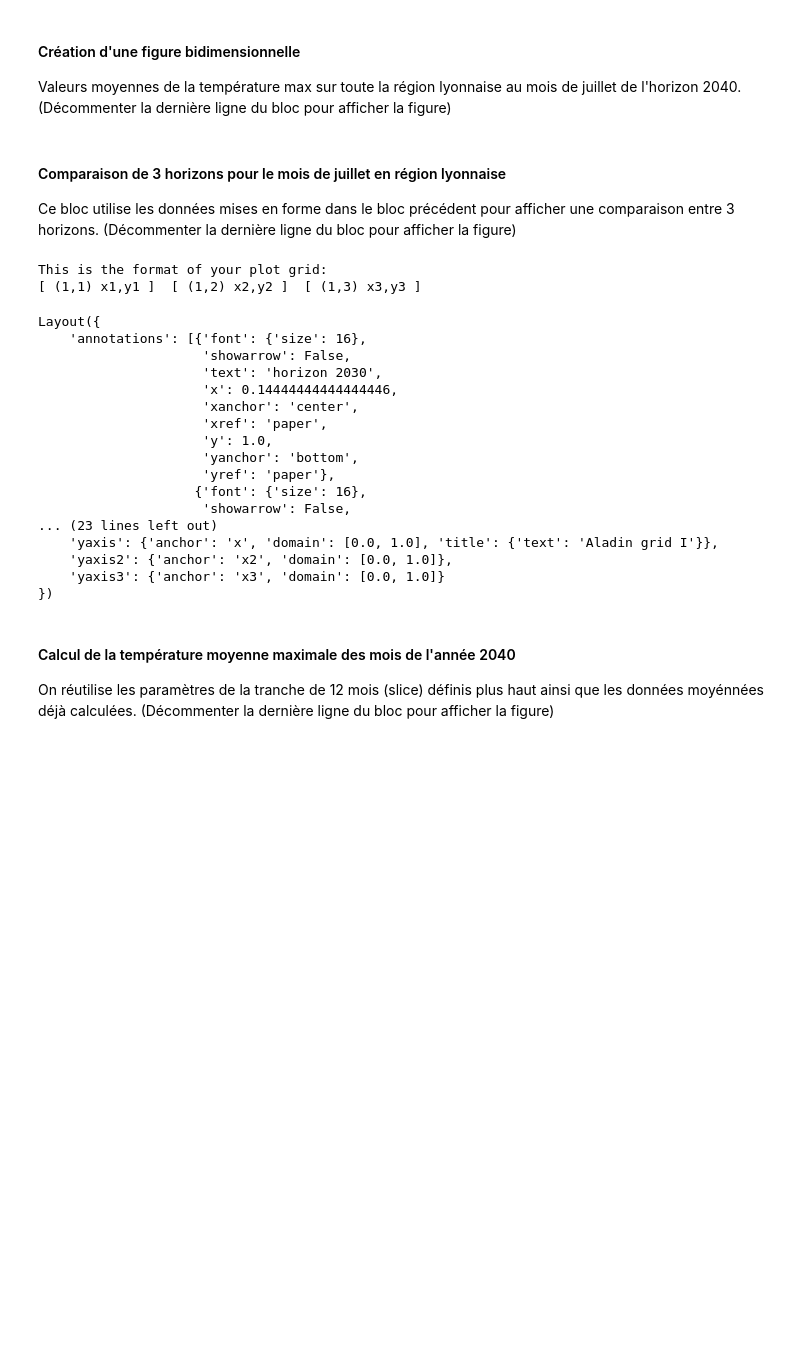
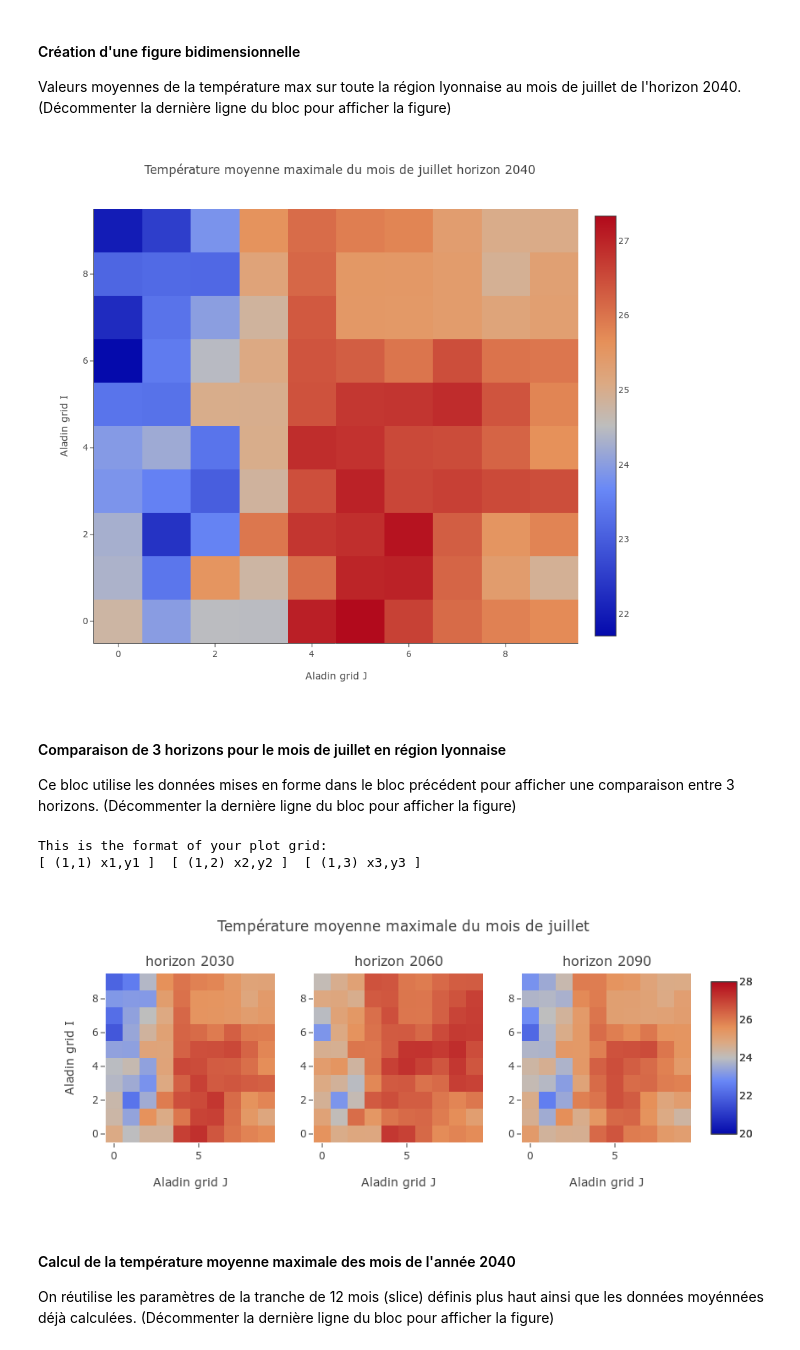
Before and after one commit to g-vidal/CahiersDeProgrammesClimat, a Jupyter notebook: climatLyon-1.ipynb, the cells around one changed output. Saved outputs shown, nothing was run; the diff lists cells and outputs as text; code cells hidden in the pictures; blank space fills up the shorter version.

```diff
--- a/climatLyon-1.ipynb
+++ b/climatLyon-1.ipynb
@@ -187,25 +187,27 @@ Valeurs moyennes de la température max sur toute la région lyonnaise  au mois
 # %%
 trace0 = go.Heatmap(z=lyon_tmax26[0,6,:,:].tolist())
 data=[trace0]
 layout = dict (
     title = "Température moyenne maximale du mois de juillet horizon 2040",
     autosize=False,
     width=800,
     height=800,
     xaxis = dict(
         title = 'Aladin grid J',
         showline=True,
         showticklabels=True,
         ticklen=5
     ),
     yaxis = dict(
         title = 'Aladin grid I',
         showline=True,
         showticklabels=True
     ),
 )
 fig = dict(data=data, layout=layout)
-#py.iplot(fig, filename='basic-heatmap')
+py.iplot(fig, filename='basic-heatmap')
+# %% [output]
+[figure, added]
 # %% [markdown]
 #### Comparaison de 3 horizons pour le mois de juillet en région lyonnaise
 Ce bloc utilise les données mises en forme dans le bloc précédent pour afficher une comparaison entre  3 horizons. (Décommenter la dernière ligne du bloc pour afficher la figure)
@@ -227,27 +229,11 @@ fig['layout']['yaxis1'].update(title='Aladin grid I')
 fig['layout'].update(title='Température moyenne maximale du mois de juillet',
                      autosize=False, width=800, height=380)
 
-#py.iplot(fig, filename='basic-heatmap')
+py.iplot(fig, filename='basic-heatmap')
 # %% [output]
 This is the format of your plot grid:
 [ (1,1) x1,y1 ]  [ (1,2) x2,y2 ]  [ (1,3) x3,y3 ]
-Layout({
-    'annotations': [{'font': {'size': 16},
-                     'showarrow': False,
-                     'text': 'horizon 2030',
-                     'x': 0.14444444444444446,
-                     'xanchor': 'center',
-                     'xref': 'paper',
-                     'y': 1.0,
-                     'yanchor': 'bottom',
-                     'yref': 'paper'},
-                    {'font': {'size': 16},
-                     'showarrow': False,
-... (23 lines left out)
-    'yaxis': {'anchor': 'x', 'domain': [0.0, 1.0], 'title': {'text': 'Aladin grid I'}},
-    'yaxis2': {'anchor': 'x2', 'domain': [0.0, 1.0]},
-    'yaxis3': {'anchor': 'x3', 'domain': [0.0, 1.0]}
-})
+[figure, added]
 # %% [markdown]
 #### Calcul de la température moyenne maximale  des mois de l'année 2040
 On réutilise les paramètres de la tranche de 12 mois (slice) définis plus haut ainsi que les données moyénnées déjà calculées. (Décommenter la dernière ligne du bloc pour afficher la figure)
```
Also changed, not shown: parts of 2 cells of this notebook, 2 other files.
